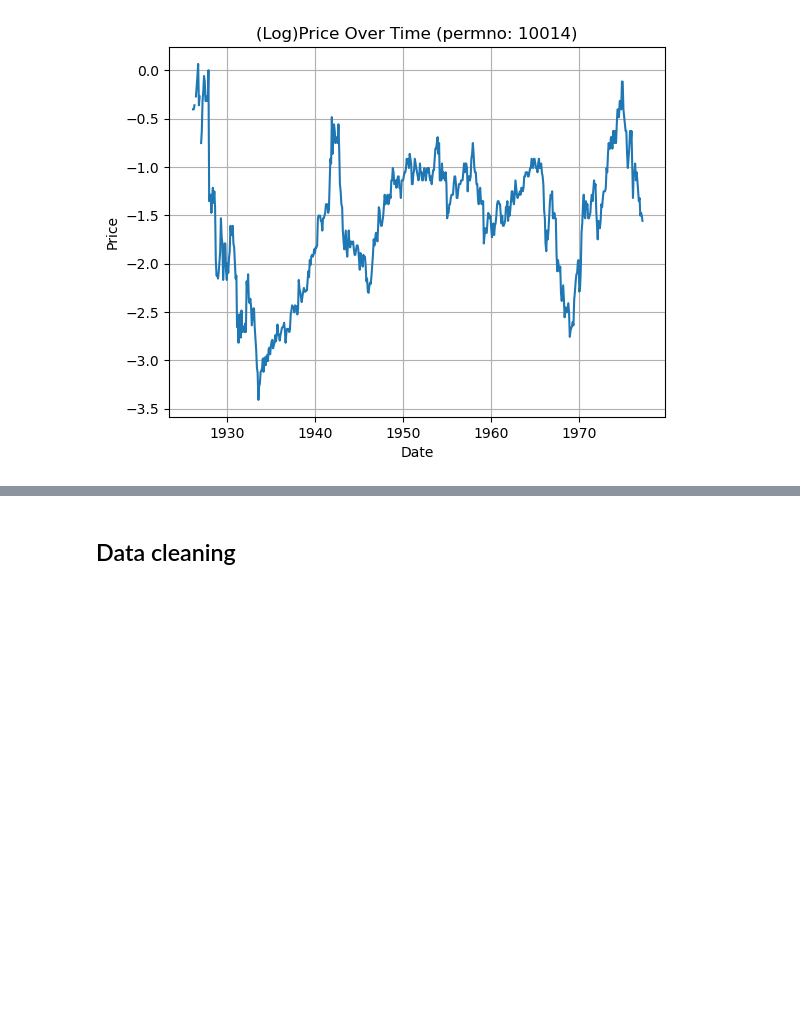
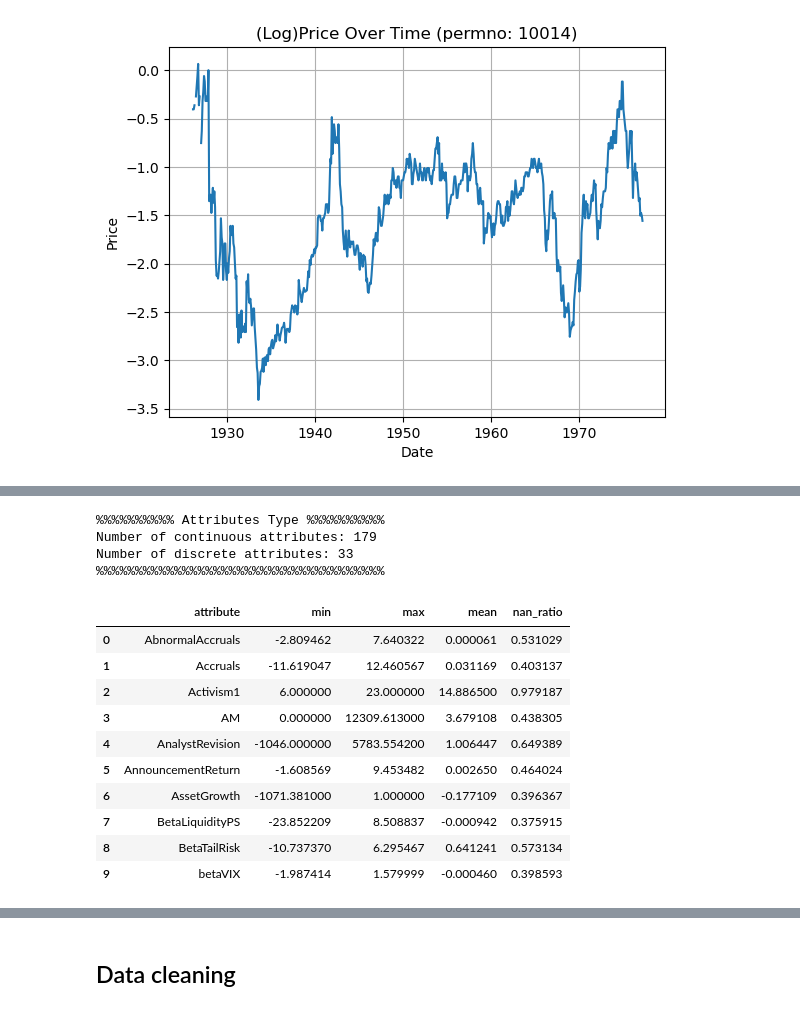
Before and after one commit to paulo-03/final_project_MLFin, a Jupyter notebook: data_analysis.ipynb, the cells around one changed output, grey strips where cells are left out. Cells and saved outputs as stored; diff of their text form; code cells hidden in the pictures; blank space fills up the shorter version.

```diff
--- a/data_analysis.ipynb
+++ b/data_analysis.ipynb
@@ -42 +77,25 @@ asset_price_plot(data=data, permno_id=permno_id)
+# %%
+file_path = 'data/SignalDoc.csv'
+continuous_attributes, discrete_attributes = attributes_type(file_path=file_path)
+# %% [output]
+%%%%%%%%%% Attributes Type %%%%%%%%%%
+Number of continuous attributes: 179
+Number of discrete attributes: 33
+%%%%%%%%%%%%%%%%%%%%%%%%%%%%%%%%%%%%%
+# %%
+numerical_info_df = continuous_attributes_description(data=data, column_name=continuous_attributes)
+
+numerical_info_df.head(n=10)
+# %% [output]
+|  | attribute | min | max | mean | nan_ratio |
+| 0 | AbnormalAccruals | -2.809462 | 7.640322 | 0.000061 | 0.531029 |
+| 1 | Accruals | -11.619047 | 12.460567 | 0.031169 | 0.403137 |
+| 2 | Activism1 | 6.000000 | 23.000000 | 14.886500 | 0.979187 |
+| 3 | AM | 0.000000 | 12309.613000 | 3.679108 | 0.438305 |
+| 4 | AnalystRevision | -1046.000000 | 5783.554200 | 1.006447 | 0.649389 |
+| 5 | AnnouncementReturn | -1.608569 | 9.453482 | 0.002650 | 0.464024 |
+| 6 | AssetGrowth | -1071.381000 | 1.000000 | -0.177109 | 0.396367 |
+| 7 | BetaLiquidityPS | -23.852209 | 8.508837 | -0.000942 | 0.375915 |
+| 8 | BetaTailRisk | -10.737370 | 6.295467 | 0.641241 | 0.573134 |
+| 9 | betaVIX | -1.987414 | 1.579999 | -0.000460 | 0.398593 |
 # %%
```
Also changed, not shown: parts of 5 cells of this notebook, 4 other files.
